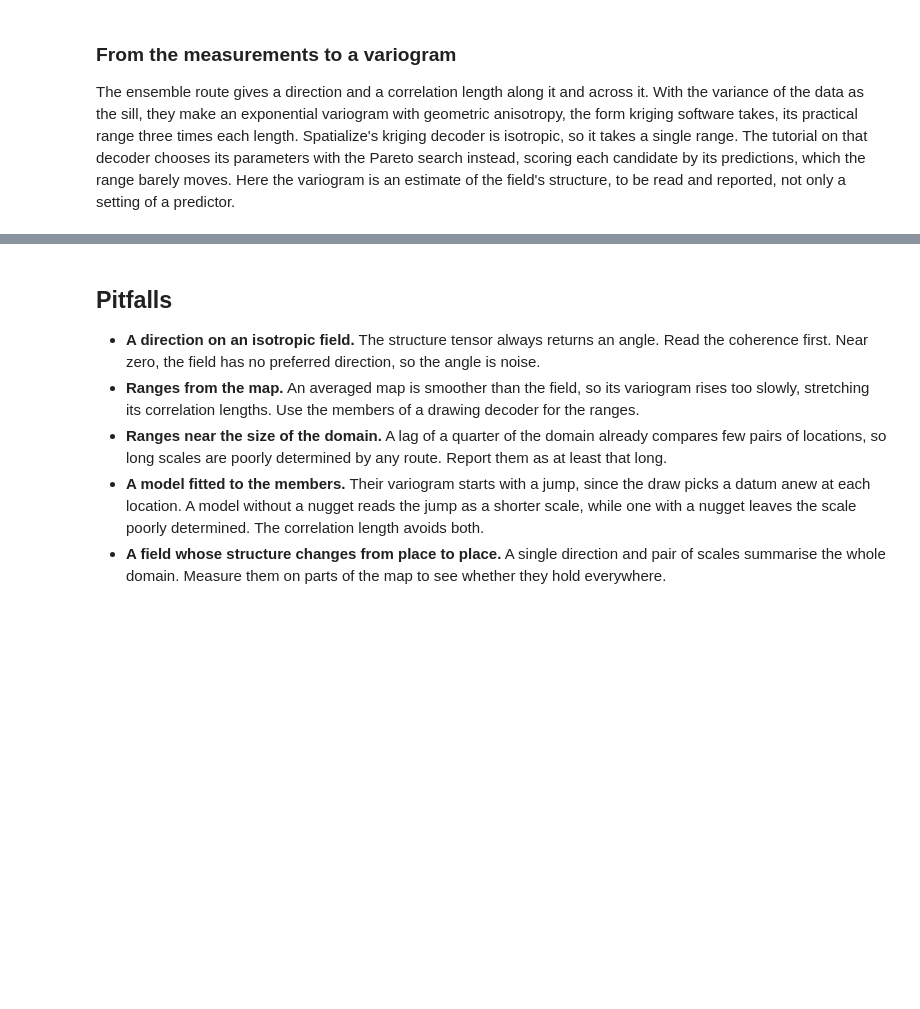
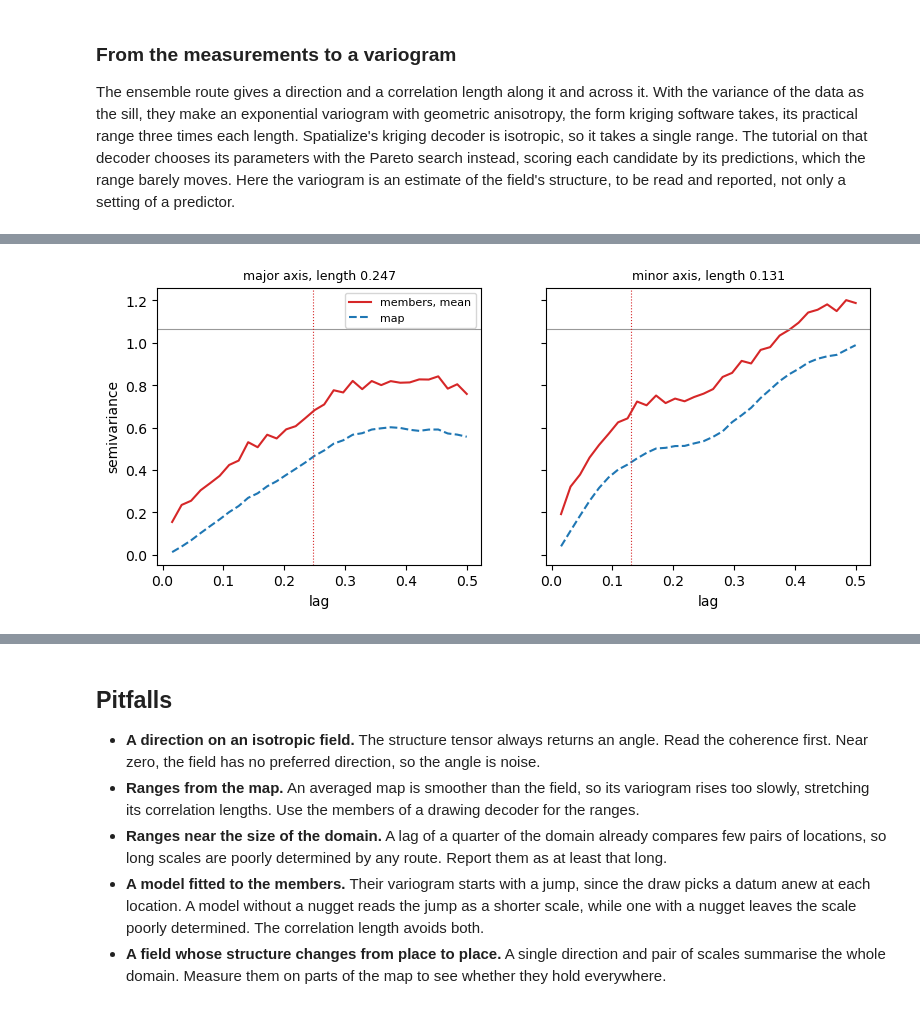
Before and after one commit to alges/spatialize-examples, a Jupyter notebook: examples/10_classical_geostatistics/23_variogram_inference.ipynb, the cells around one changed output, grey strips where cells are left out. Cells and saved outputs as stored; diff of their text form; code cells hidden in the pictures; blank space fills up the shorter version.

Commit message:
Variogram inference: the library's function, with the residual weight and the bound on a measurement error

```diff
--- a/examples/10_classical_geostatistics/23_variogram_inference.ipynb
+++ b/examples/10_classical_geostatistics/23_variogram_inference.ipynb
@@ -327,0 +337,5 @@ an estimate of the field's structure, to be read and reported, not only a settin
+# %%
+from spatialize.futures.variogram import infer_variogram
+
+inferred = infer_variogram(points, values, xi=xi)
+inferred
@@ -327,0 +362,4 @@ an estimate of the field's structure, to be read and reported, not only a settin
+# %%
+inferred.plot(show=True);
+# %% [output]
+[figure, added]
```
Also changed, not shown: parts of 3 cells of this notebook.
